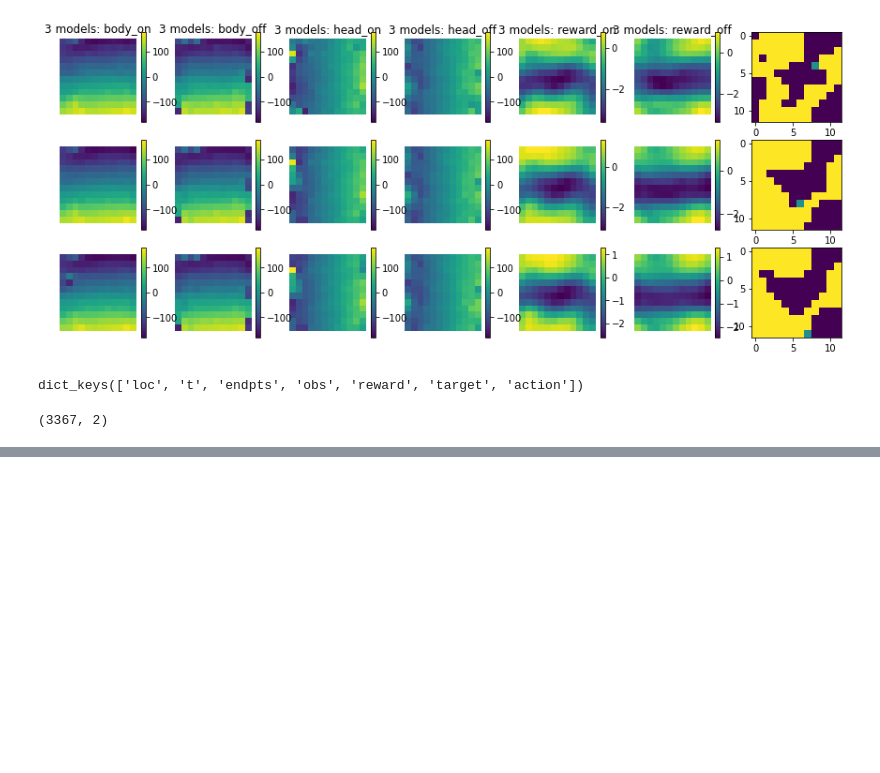
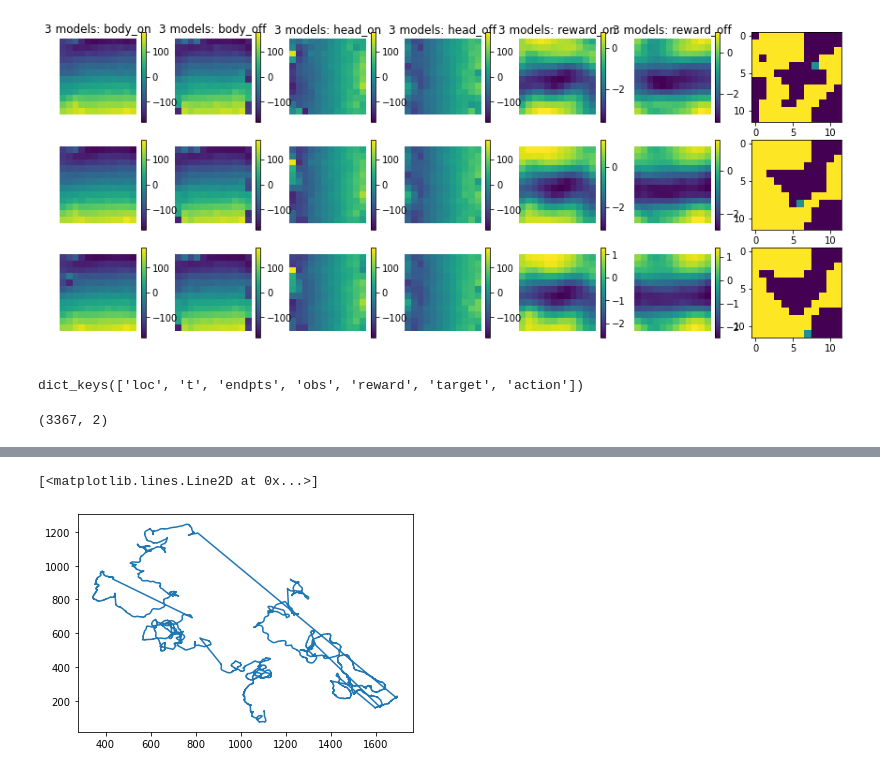
Before and after one commit to ccli3896/RLWorms, a Jupyter notebook: 01_13_reals/Looking.ipynb, the cells around one changed output, grey strips where cells are left out. Saved outputs shown, nothing was run; the diff lists cells and outputs as text; code cells hidden in the pictures; blank space fills up the shorter version.

```diff
--- a/01_13_reals/Looking.ipynb
+++ b/01_13_reals/Looking.ipynb
@@ -102,0 +113,5 @@ dh.
+# %%
+def fix_HT(dh,window=20):
+# %% [output]
+[<matplotlib.lines.Line2D at 0x...>]
+[figure, added]
```
Also changed, not shown: parts of 5 cells of this notebook, 2 other files.
